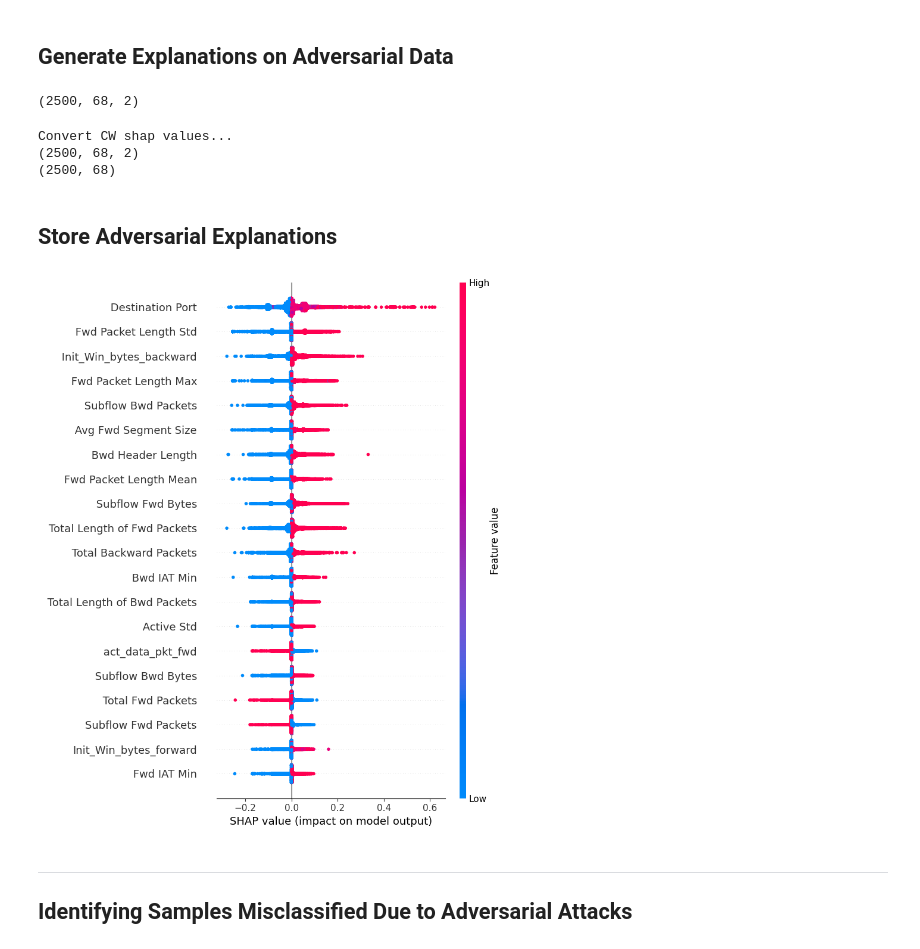
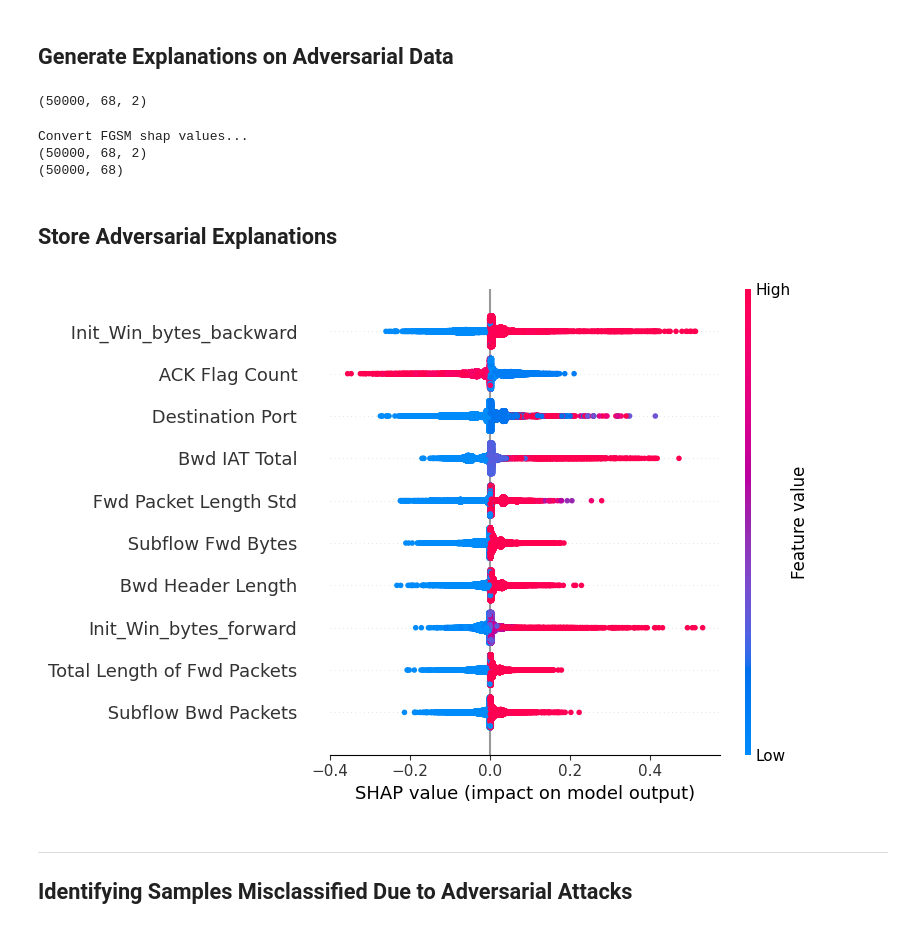
Before and after one commit to f-odc/xai-assisted-intrusion-detection, a Jupyter notebook: src/notebooks/explainer.ipynb, the cells around one changed output. Drawn from its saved outputs; the diff is of its cells as text; code cells hidden in the pictures.

Commit message:
Add reusable explainer

```diff
--- a/src/explainer.ipynb
+++ b/src/notebooks/explainer.ipynb
@@ -21,7 +21,7 @@ print(X_train.shape, X_test.shape, y_train.shape, y_test.shape)
 # load model
 from tensorflow import keras
 
-model = keras.models.load_model('../CICIDS2017/models/ids_dnn_poc.keras')
+model = keras.models.load_model('../../CICIDS2017/models/ids_dnn_poc.keras')
 model.summary()
 # %% [output]
 Model: "sequential"
@@ -159,8 +159,8 @@ X_test shape: (10000, 68)
 ## Load Adversarial Data Samples
 # %%
 # load adversarial sample
-# X_test_adv_fgsm = pd.read_csv("../CICIDS2017/adversarial_samples/X_test_adv_fgsm_poc.csv")
-X_test_adv_cw = pd.read_csv("../CICIDS2017/adversarial_samples/X_test_small_adv_cw_poc.csv")
-# X_test_adv_hsj = pd.read_csv("../CICIDS2017/adversarial_samples/X_test_adv_hsj_proto.csv")
-print(X_test_adv_cw.shape)
+X_train_adv_fgsm = pd.read_csv("../../CICIDS2017/adversarial_samples/X_train_adv_fgsm_poc_50000.csv")
+#X_test_adv_cw = pd.read_csv("../../CICIDS2017/adversarial_samples/X_test_adv_cw_poc_large.csv")
+# X_test_adv_hsj = pd.read_csv("../../CICIDS2017/adversarial_samples/X_test_adv_hsj_proto.csv")
+print(X_train_adv_fgsm.shape)
 # %% [output]
@@ -188,42 +190,42 @@ Accuracy on cw attack: 81.56%
 ## Generate Explanations on Adversarial Data
 # %%
 # FGSM Attack
-# adv_explainer_fgsm = shap.Explainer(model, X_test_adv_fgsm, feature_names=X_test_adv_fgsm.columns)
-# adv_shap_values_fgsm = adv_explainer_fgsm(X_test_adv_fgsm)
-# print(adv_shap_values_fgsm.shape)
+adv_explainer_fgsm = shap.Explainer(model, X_train_adv_fgsm, feature_names=X_train_adv_fgsm.columns)
+adv_shap_values_fgsm = adv_explainer_fgsm(X_train_adv_fgsm)
+print(adv_shap_values_fgsm.shape)
 
 # CW Attack
-adv_explainer_cw = shap.Explainer(model, X_test_adv_cw, feature_names=X_test_adv_cw.columns)
-adv_shap_values_cw = adv_explainer_cw(X_test_adv_cw)
-print(adv_shap_values_cw.shape)
+# adv_explainer_cw = shap.Explainer(model, X_test_adv_cw, feature_names=X_test_adv_cw.columns)
+# adv_shap_values_cw = adv_explainer_cw(X_test_adv_cw)
+# print(adv_shap_values_cw.shape)
 
 # Hop-Skip-Jump Attack
 # adv_explainer_hsj = shap.Explainer(model, X_test_adv_hsj, feature_names=X_test_adv_hsj.columns)
 # adv_shap_values_hsj = adv_explainer_hsj(X_test_adv_hsj)
 # print(adv_shap_values_hsj.shape)
 # %% [output]
-(2500, 68, 2)
+(50000, 68, 2)
 # %%
 # convert shap values to correct format
 
-# print("Convert FGSM shap values...")
-# print(adv_shap_values_fgsm.shape) # one shap value per feature per sample per class
-# adv_shap_values_fgsm = adv_shap_values_fgsm[:, :, 0] # 1 == Benign, 0 == Malicious
-# print(adv_shap_values_fgsm.shape) # one shap value per feature per sample
+print("Convert FGSM shap values...")
+print(adv_shap_values_fgsm.shape) # one shap value per feature per sample per class
+adv_shap_values_fgsm = adv_shap_values_fgsm[:, :, 0] # 1 == Benign, 0 == Malicious
+print(adv_shap_values_fgsm.shape) # one shap value per feature per sample
 
-print("Convert CW shap values...")
-print(adv_shap_values_cw.shape) # one shap value per feature per sample per class
-adv_shap_values_cw = adv_shap_values_cw[:, :, 0] # 1 == Benign, 0 == Malicious
-print(adv_shap_values_cw.shape) # one shap value per feature
+# print("Convert CW shap values...")
+# print(adv_shap_values_cw.shape) # one shap value per feature per sample per class
+# adv_shap_values_cw = adv_shap_values_cw[:, :, 0] # 1 == Benign, 0 == Malicious
+# print(adv_shap_values_cw.shape) # one shap value per feature
 
 # print("Convert Hop-Skip-Jump shap values...")
 # print(adv_shap_values_hsj.shape) # one shap value per feature per sample per class
 # adv_shap_values_hsj = adv_shap_values_hsj[:, :, 0] # 1 == Benign, 0 == Malicious
 # print(adv_shap_values_hsj.shape) # one shap value per feature per sample
 # %% [output]
-Convert CW shap values...
-(2500, 68, 2)
-(2500, 68)
+Convert FGSM shap values...
+(50000, 68, 2)
+(50000, 68)
 # %% [markdown]
 ## Store Adversarial Explanations
 # %%
@@ -237,7 +239,7 @@ adv_shap_values_cw_df.to_csv("../CICIDS2017/shap_values/adv_shap_values_cw_poc.c
 # %%
-shap.summary_plot(adv_shap_values_fgsm, X_test_adv_fgsm)
+shap.summary_plot(adv_shap_values_fgsm, X_train_adv_fgsm, max_display=10)
 # %% [output]
-[figure, old version]
+[figure, new version]
 # %% [markdown]
 ---
 ## Identifying Samples Misclassified Due to Adversarial Attacks
```
Also changed, not shown: parts of 16 cells of this notebook, 2 other files.
